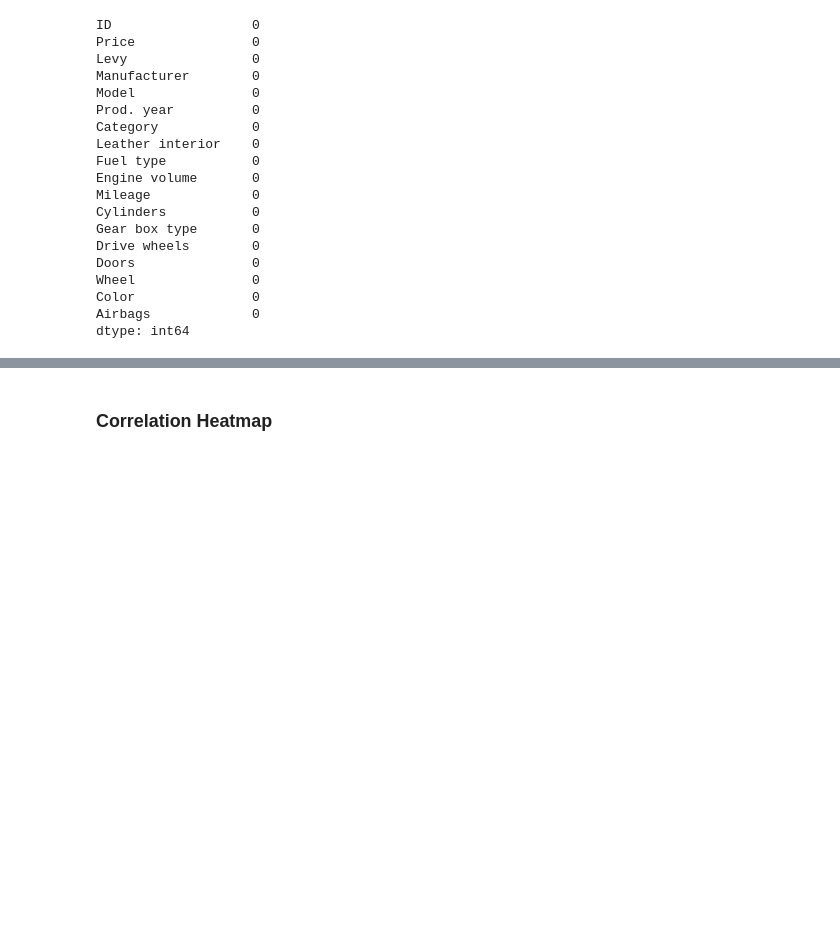
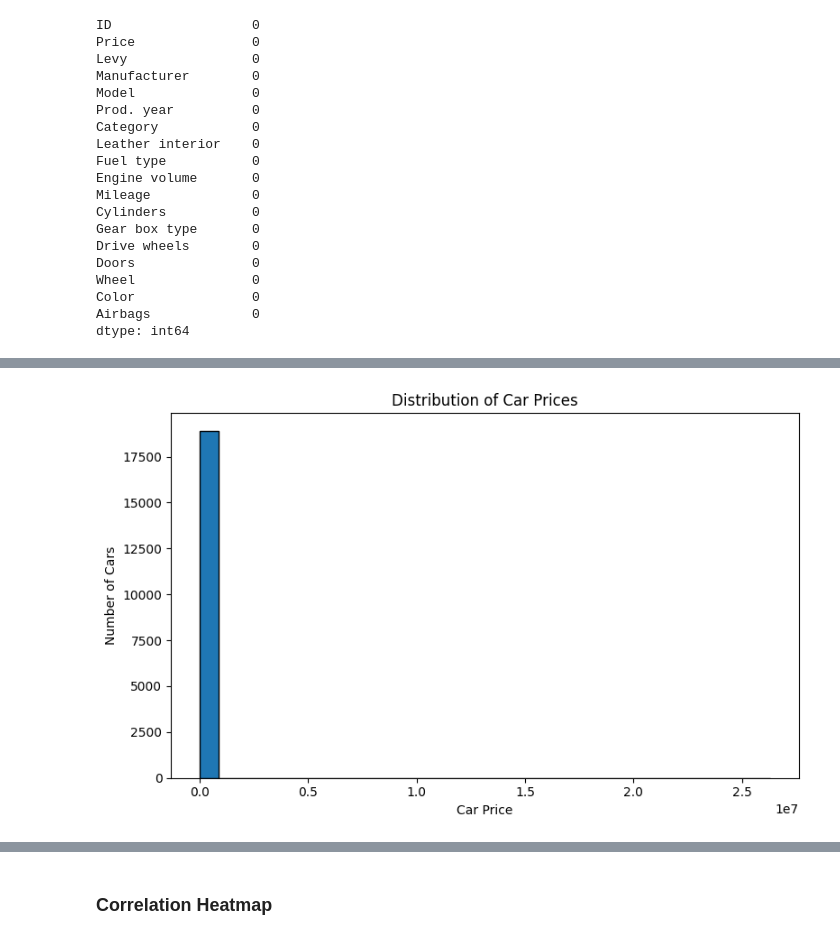
Before and after one commit to kavaderohan2005-netizen/ML-Project, a Jupyter notebook: project/Cars_Prediction.ipynb, the cells around one changed output, grey strips where cells are left out. Cells and saved outputs as stored; diff of their text form; code cells hidden in the pictures; blank space fills up the shorter version.

```diff
--- a/project/Cars_Prediction.ipynb
+++ b/project/Cars_Prediction.ipynb
@@ -451,0 +200,5 @@ plt.show()
+# %%
+# Keep the original dataset safe
+df_clean = df.copy()
+
+print("Original dataset shape:", df_clean.shape)
@@ -451,0 +207,6 @@ plt.show()
+# %%
+# 2. Remove duplicate records
+df_clean = df_clean.drop_duplicates()
+
+print("Shape after removing duplicates:", df_clean.shape)
+print("Remaining duplicate rows:", df_clean.duplicated().sum())
@@ -451,0 +293,18 @@ plt.show()
+# %%
+
+# Identify numerical and categorical columns
+numeric_cols = df_clean.select_dtypes(include=np.number).columns
+categorical_cols = df_clean.select_dtypes(exclude=np.number).columns
+
+# Fill numerical missing values with median
+for col in numeric_cols:
+    df_clean[col] = df_clean[col].fillna(df_clean[col].median())
+
+# Fill categorical missing values with mode
+for col in categorical_cols:
+    if df_clean[col].isnull().any():
+        mode_value = df_clean[col].mode()
+        if not mode_value.empty:
+            df_clean[col] = df_clean[col].fillna(mode_value[0])
+
+print("Missing values after cleaning:", df_clean.isnull().sum().sum())
@@ -451,0 +427,11 @@ plt.show()
+# %%
+# Histogram of Car Prices
+plt.figure(figsize=(8, 5))
+plt.hist(df_clean["Price"], bins=30, edgecolor="black")
+plt.title("Distribution of Car Prices")
+plt.xlabel("Car Price")
+plt.ylabel("Number of Cars")
+plt.tight_layout()
+plt.show()
+# %% [output]
+[figure, added]
```
Also changed, not shown: parts of 154 cells of this notebook, 6 other files.
